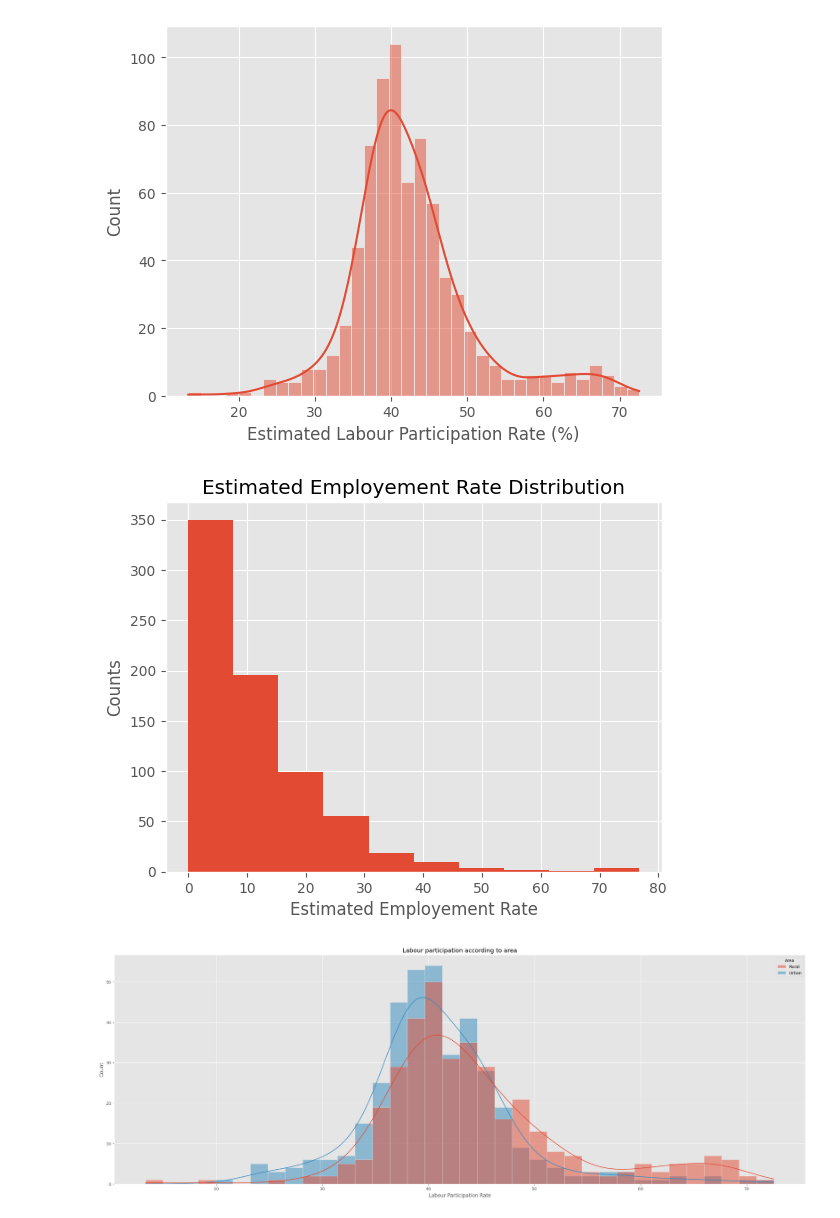
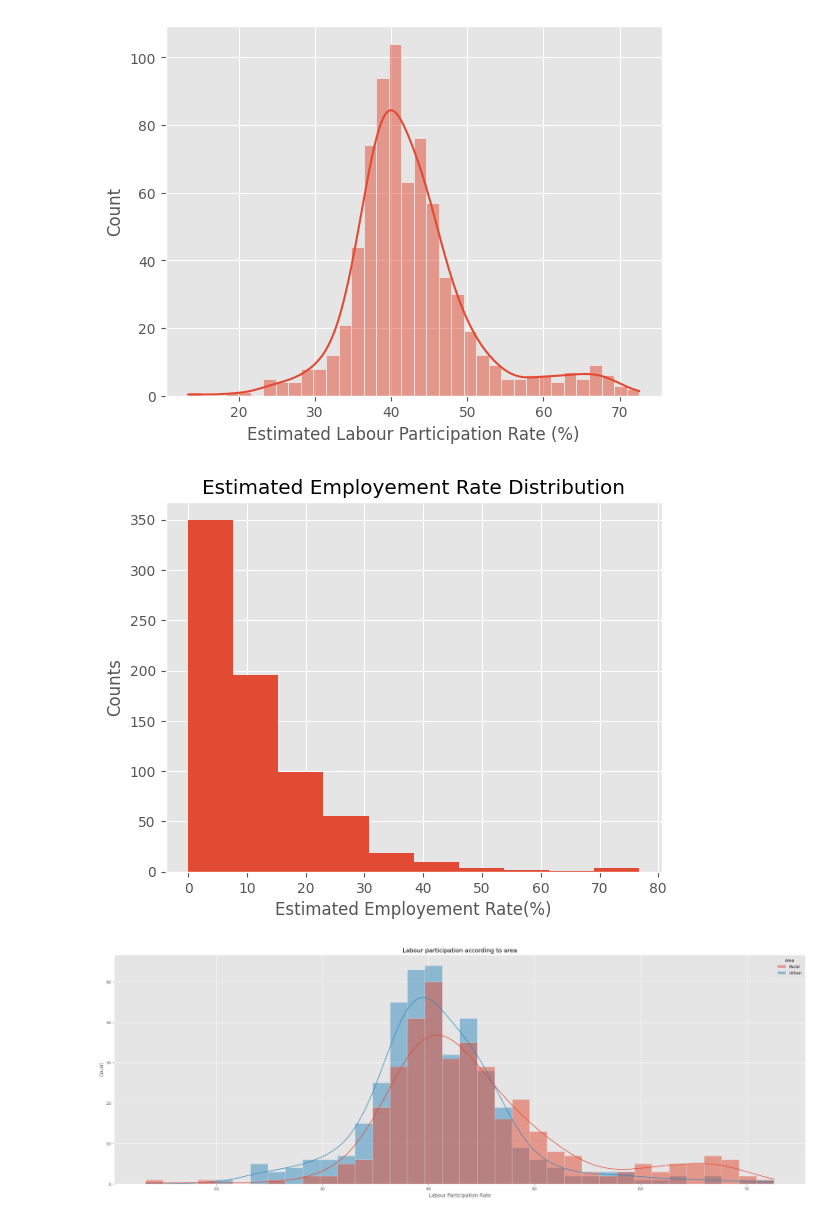
Before and after one commit to kenyyode/Unemployment-rates-in-India, a Jupyter notebook: projectfile.ipynb, the cells around one changed output. Saved outputs shown, nothing was run; the diff lists cells and outputs as text; code cells hidden in the pictures.

```diff
--- a/projectfile.ipynb
+++ b/projectfile.ipynb
@@ -147,11 +147,11 @@ sns.histplot(df['Estimated Labour Participation Rate (%)'], kde=True)
 # %%
 plt.hist(df['Estimated Unemployment Rate (%)'])
 plt.title('Estimated Employement Rate Distribution')
-plt.xlabel('Estimated Employement Rate')
+plt.xlabel('Estimated Employement Rate(%)')
 plt.ylabel('Counts')
 plt.show()
 # %% [output]
-[figure, old version]
+[figure, new version]
 # %%
 ### labour participation by area
 plt.figure(figsize=(30, 10))
```
